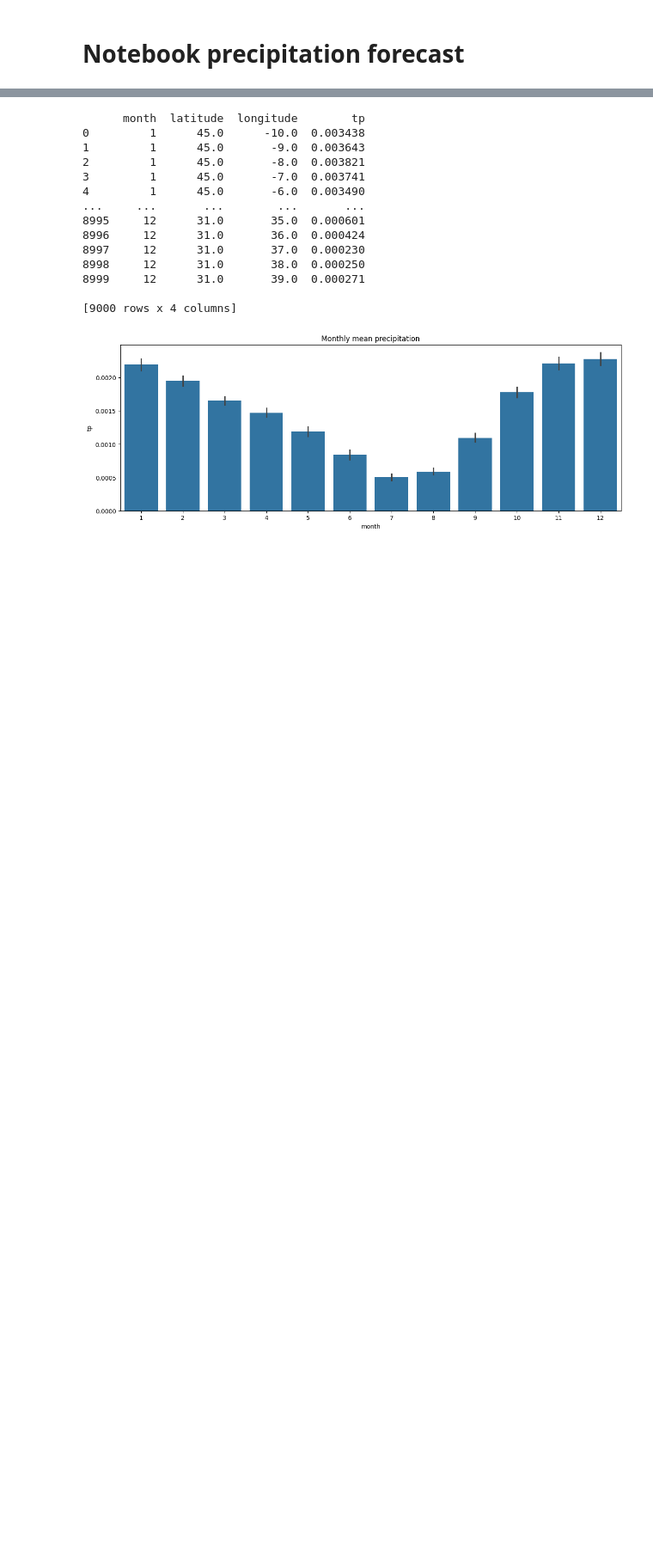
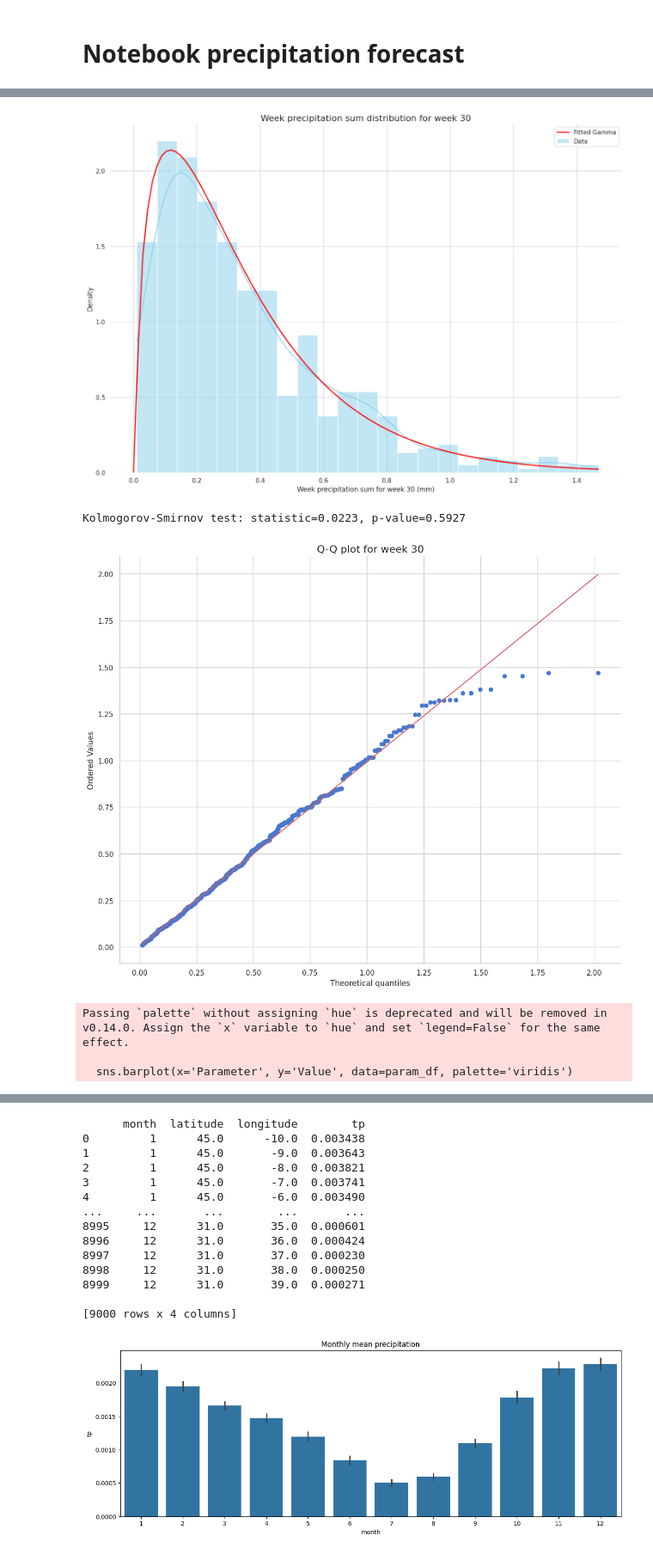
Before and after one commit to EmmaGau/extreme_events_forecasting, a Jupyter notebook: primary_code/precipitation.ipynb, the cells around one changed output, grey strips where cells are left out. Shown at 86% size. Drawn from its saved outputs; the diff is of its cells as text; code cells hidden in the pictures; blank space fills up the shorter version.

```diff
--- a/primary_code/precipitation.ipynb
+++ b/primary_code/precipitation.ipynb
@@ -22,3 +22,4 @@ default_save_name()
 dataset_path = "/home/egauillard/data/PR_era5_MED_1degr_19400101_20240229_new.nc"
 # %%
 ds = xr.open_dataset(f"{dataset_path}")
+daily_precip = ds["tp"]
@@ -24,0 +33,69 @@ ds = xr.open_dataset(f"{dataset_path}")
+# %%
+import xarray as xr
+import numpy as np
+from scipy import stats
+import matplotlib.pyplot as plt
+import seaborn as sns
+import pandas as pd
+
+# Configuration du style Seaborn
+sns.set_theme(style="whitegrid", palette="muted")
+plt.rcParams['figure.figsize'] = (12, 8)
+plt.rcParams['font.size'] = 12
+
+def get_week_distribution(data, week_number):
+    week_data = data.sel(time=data.time.dt.isocalendar().week == week_number)
+    two_week_sum = week_data.groupby('time.year').sum(dim = ['latitude', 'longitude'])
+    print(two_week_sum)
+    return two_week_sum.values.flatten()
+
+week_number = 30
+week_data = get_week_distribution(daily_precip, week_number)
+
+# Ajustement de la distribution gamma
+shape, loc, scale = stats.gamma.fit(week_data)
+x = np.linspace(0, week_data.max(), 100)
+y = stats.gamma.pdf(x, shape, loc, scale)
+
+# Création d'un DataFrame pour Seaborn
+df = pd.DataFrame({'Precipitation': week_data})
+
+# Visualisation avec Seaborn
+plt.figure(figsize=(14, 10))
+sns.histplot(data=df, x='Precipitation', stat='density', kde=True, color='skyblue', label='Data')
+plt.plot(x, y, color='red', lw=2, label='Fitted Gamma')
+plt.xlabel(f'Week precipitation sum for week {week_number} (mm)')
+plt.ylabel('Density')
+
+plt.legend()
+plt.title(f'Week precipitation sum distribution for week {week_number}', fontsize=16)
+sns.despine(left=True, bottom=True)
+plt.tight_layout()
+plt.show()
+
+# Test de Kolmogorov-Smirnov
+ks_statistic, p_value = stats.kstest(week_data, 'gamma', args=(shape, loc, scale))
+print(f"Kolmogorov-Smirnov test: statistic={ks_statistic:.4f}, p-value={p_value:.4f}")
+
+# Q-Q plot avec Seaborn
+fig, ax = plt.subplots(figsize=(12, 10))
+stats.probplot(week_data, dist=stats.gamma(shape, loc, scale), plot=ax)
+ax.set_title(f"Q-Q plot for week {week_number}", fontsize=16)
+sns.despine()
+plt.tight_layout()
+plt.show()
+
+# Visualisation des paramètres de la distribution
+param_df = pd.DataFrame({
+    'Parameter': ['Shape', 'Location', 'Scale'],
+    'Value': [shape, loc, scale]
+})
+
+plt.figure(figsize=(10, 6))
+sns.barplot(x='Parameter', y='Value', data=param_df, palette='viridis')
+plt.title('Gamma Distribution Parameters', fontsize=16)
+plt.ylabel('Value')
+sns.despine()
+plt.tight_layout()
+plt.show()
+# %% [output]
@@ -24,0 +112,6 @@ ds = xr.open_dataset(f"{dataset_path}")
+[figure, added]
+Kolmogorov-Smirnov test: statistic=0.0223, p-value=0.5927
+[figure, added]
+Passing `palette` without assigning `hue` is deprecated and will be removed in v0.14.0. Assign the `x` variable to `hue` and set `legend=False` for the same effect.
+
+  sns.barplot(x='Parameter', y='Value', data=param_df, palette='viridis')
```
Also changed, not shown: parts of 7 cells of this notebook, 2 other files.
